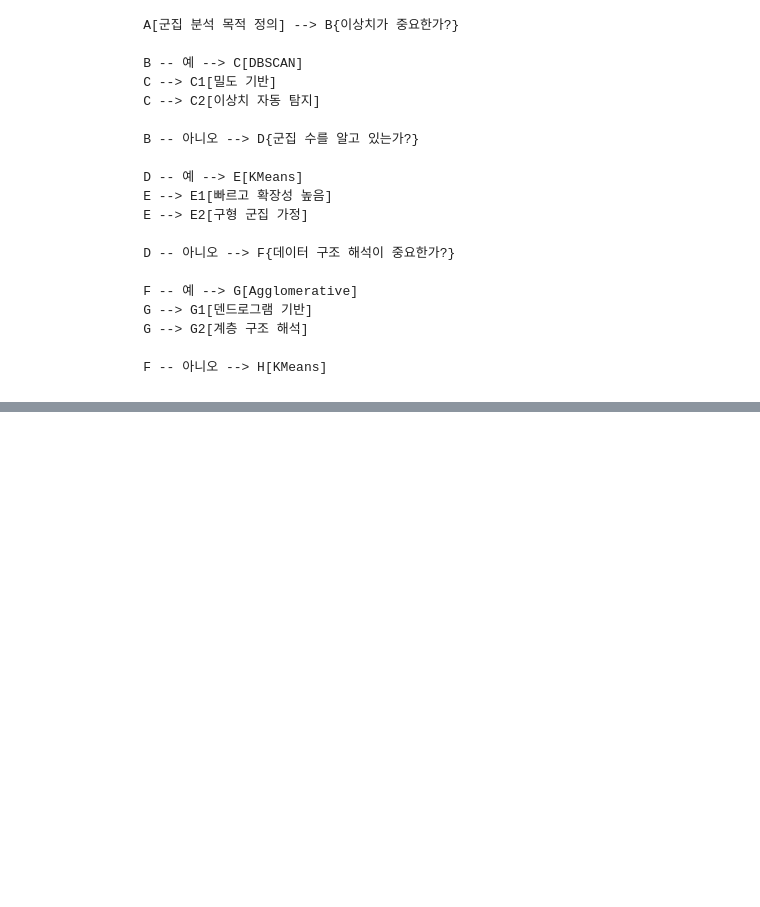
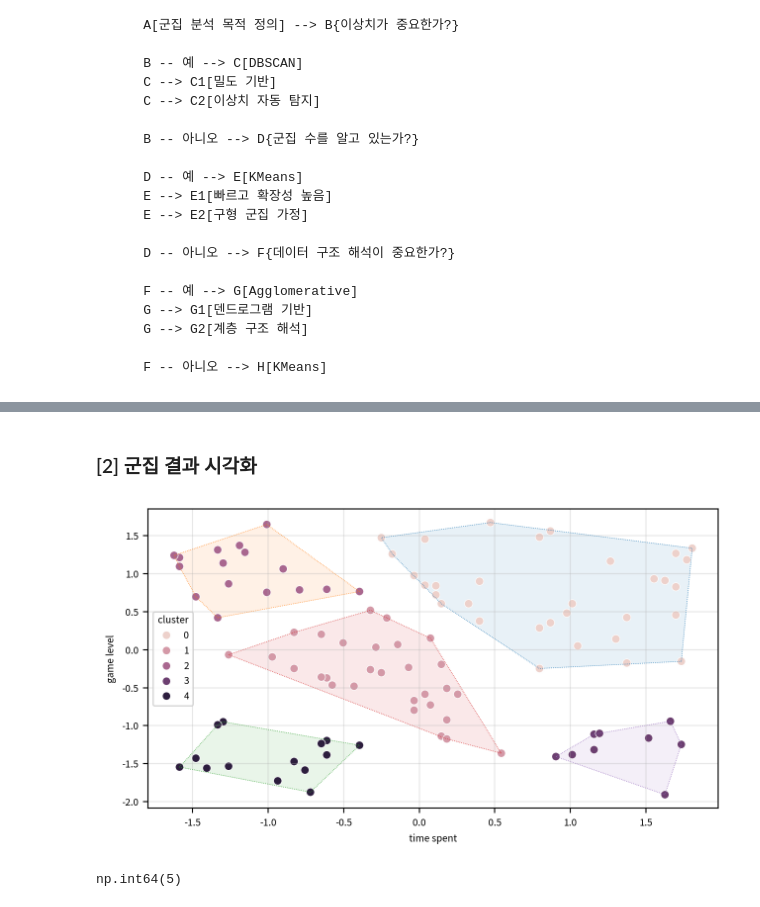
Before and after one commit to BoheeJeong/Machine_learning, a Jupyter notebook: [LAB 03} 비지도학습 - 군집분석-계층적군집/01-DBSCAN_계층적군집.ipynb, the cells around one changed output, grey strips where cells are left out. Cells and saved outputs as stored; diff of their text form; code cells hidden in the pictures; blank space fills up the shorter version.

```diff
--- a/[LAB 03} 비지도학습 - 군집분석-계층적군집/01-DBSCAN_계층적군집.ipynb
+++ b/[LAB 03} 비지도학습 - 군집분석-계층적군집/01-DBSCAN_계층적군집.ipynb
@@ -218,0 +284,20 @@ ImportError: cannot import name 'hs_classroom' from partially initialized module
+# %%
+# #estimator = AgglomerativeClustering(
+#     n_clusters=4,
+#    #노드간의 거리 계산값을 도출할지 여부 (시각화를 위해서는 필수 적용)
+#    compute_distances=True),)
+
+
+estimator = AgglomerativeClustering(
+    n_clusters=None,
+    distance_threshold=5,
+    #노드간의 거리 계산값을 도출할지 여부 (시각화를 위해서는 필수 적용)
+    compute_distances=True
+)
+
+estimator.fit(sdf)
+
+result_df =sdf.copy()
+
+result_df['cluster'] = estimator.labels_
+result_df.head(10)
@@ -218,0 +316,39 @@ ImportError: cannot import name 'hs_classroom' from partially initialized module
+# %% [markdown]
+### [2] 군집 결과 시각화
+# %%
+vdf=result_df.copy()
+
+hue_field = 'cluster'
+x_field = 'time spent'
+y_field = 'game level'
+
+figsize = (1280 / my_dpi, 720 / my_dpi)
+fig, ax = plt.subplots(1, 1, figsize=figsize, dpi=my_dpi)
+
+# 군집별, 값의 종류별로 반복
+for c in vdf[hue_field].unique():
+    # 값의 종류별로 데이터프레임을 나눔
+    df_c = vdf.loc[vdf[hue_field] == c, [x_field, y_field]]
+
+    try:
+        hull = ConvexHull(df_c)  # 마지막 좌표 이후에 첫 번째 좌표를 연결
+        points = np.append(hull.vertices, hull.vertices[0])  # 시작점과 끝점을 연결
+        ax.plot(
+            df_c.iloc[points, 0], df_c.iloc[points, 1],
+            linewidth=0.5, linestyle=':'
+        )
+        ax.fill(df_c.iloc[points, 0], df_c.iloc[points, 1], alpha=0.1)
+    except:
+        pass
+
+sb.scatterplot(data=vdf, x=x_field, y=y_field, hue=hue_field)
+ax.grid(True, alpha=0.3)  # 배경 격자 표시
+plt.tight_layout()
+plt.show()
+plt.close()
+# %% [output]
+[figure, added]
+# %%
+estimator.n_clusters_
+# %% [output]
+np.int64(5)
```
Also changed, not shown: parts of 20 cells of this notebook, 3 other files.
